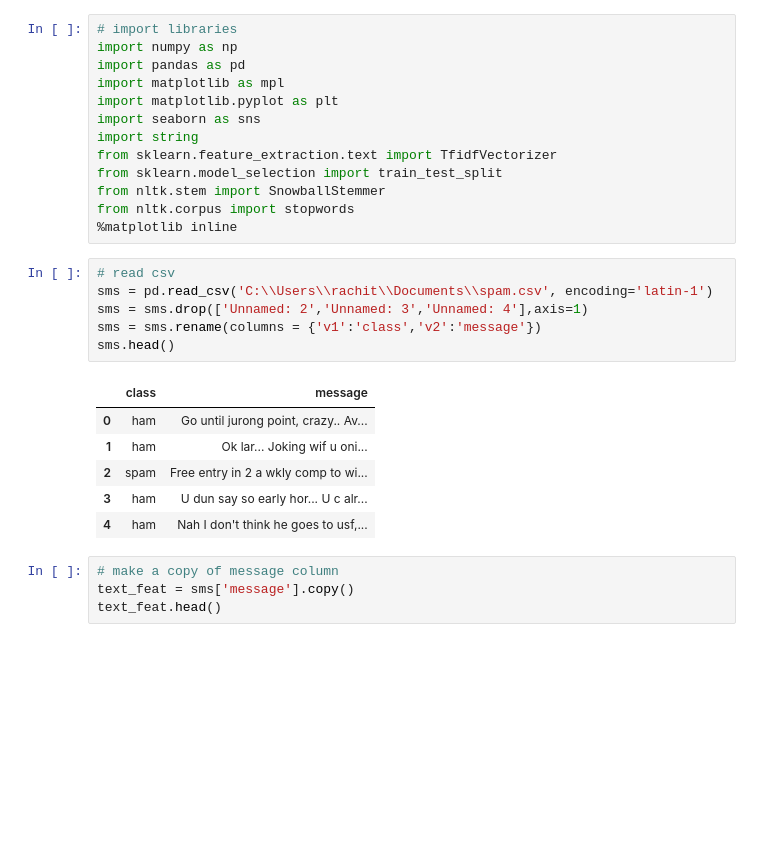
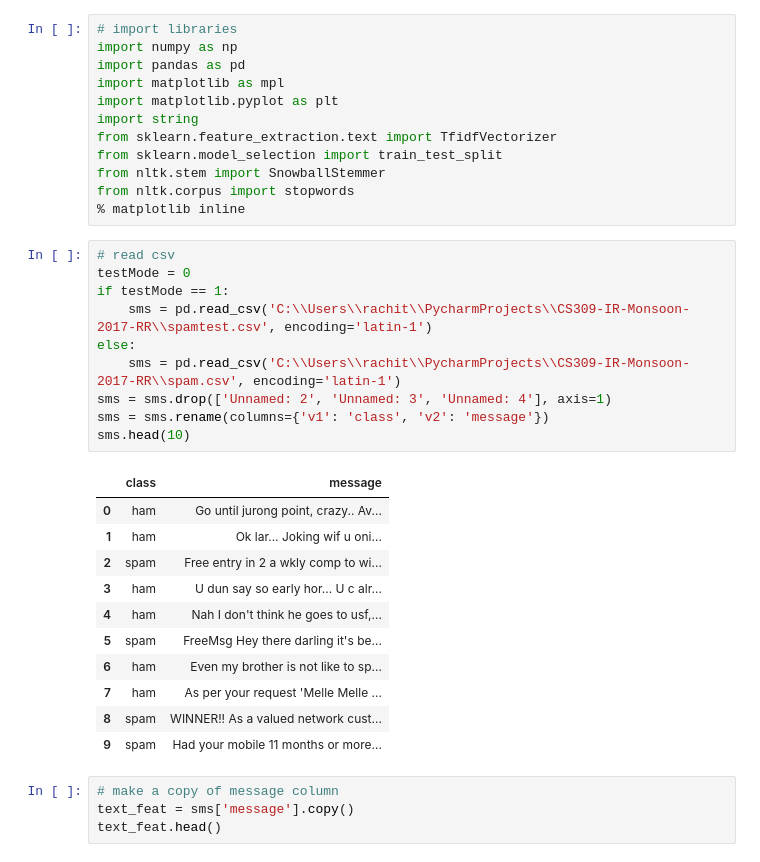
Before and after one commit to rachitrawat/SpamShield, a Jupyter notebook: main.ipynb, the cells around one changed output. Saved outputs shown, nothing was run; the diff lists cells and outputs as text; blank space fills up the shorter version.

```diff
--- a/main.ipynb
+++ b/main.ipynb
@@ -4,26 +4,34 @@ import numpy as np
 import pandas as pd
 import matplotlib as mpl
 import matplotlib.pyplot as plt
-import seaborn as sns
 import string
 from sklearn.feature_extraction.text import TfidfVectorizer
 from sklearn.model_selection import train_test_split
 from nltk.stem import SnowballStemmer
 from nltk.corpus import stopwords
-%matplotlib inline
+% matplotlib inline
 # %%
 # read csv
-sms = pd.read_csv('C:\\Users\\rachit\\Documents\\spam.csv', encoding='latin-1')
-sms = sms.drop(['Unnamed: 2','Unnamed: 3','Unnamed: 4'],axis=1)
-sms = sms.rename(columns = {'v1':'class','v2':'message'})
-sms.head()
+testMode = 0
+if testMode == 1:
+    sms = pd.read_csv('C:\\Users\\rachit\\PycharmProjects\\CS309-IR-Monsoon-2017-RR\\spamtest.csv', encoding='latin-1')
+else:
+    sms = pd.read_csv('C:\\Users\\rachit\\PycharmProjects\\CS309-IR-Monsoon-2017-RR\\spam.csv', encoding='latin-1')
+sms = sms.drop(['Unnamed: 2', 'Unnamed: 3', 'Unnamed: 4'], axis=1)
+sms = sms.rename(columns={'v1': 'class', 'v2': 'message'})
+sms.head(10)
 # %% [output]
 |  | class | message |
 | 0 | ham | Go until jurong point, crazy.. Av... |
 | 1 | ham | Ok lar... Joking wif u oni... |
 | 2 | spam | Free entry in 2 a wkly comp to wi... |
 | 3 | ham | U dun say so early hor... U c alr... |
 | 4 | ham | Nah I don't think he goes to usf,... |
+| 5 | spam | FreeMsg Hey there darling it's be... |
+| 6 | ham | Even my brother is not like to sp... |
+| 7 | ham | As per your request 'Melle Melle ... |
+| 8 | spam | WINNER!! As a valued network cust... |
+| 9 | spam | Had your mobile 11 months or more... |
 # %%
 # make a copy of message column
 text_feat = sms['message'].copy()
```
Also changed, not shown: parts of 21 cells of this notebook, 2 other files.
